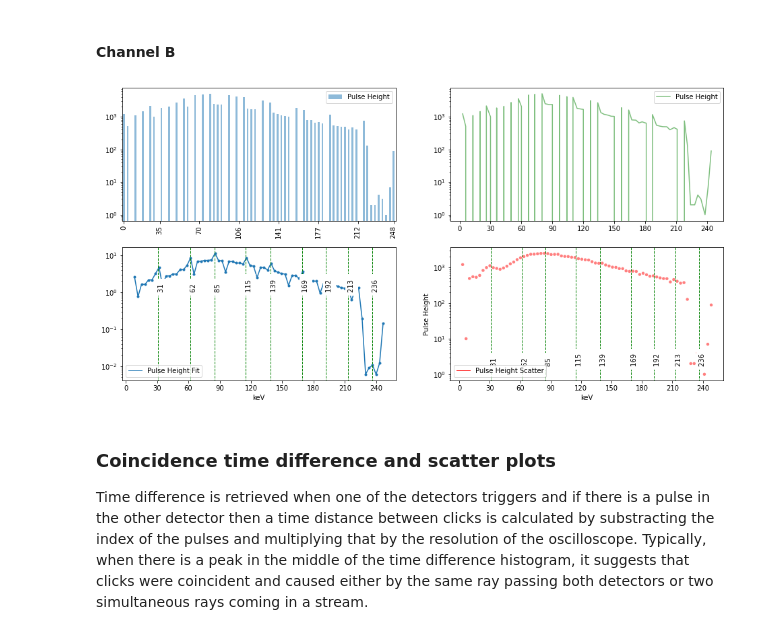
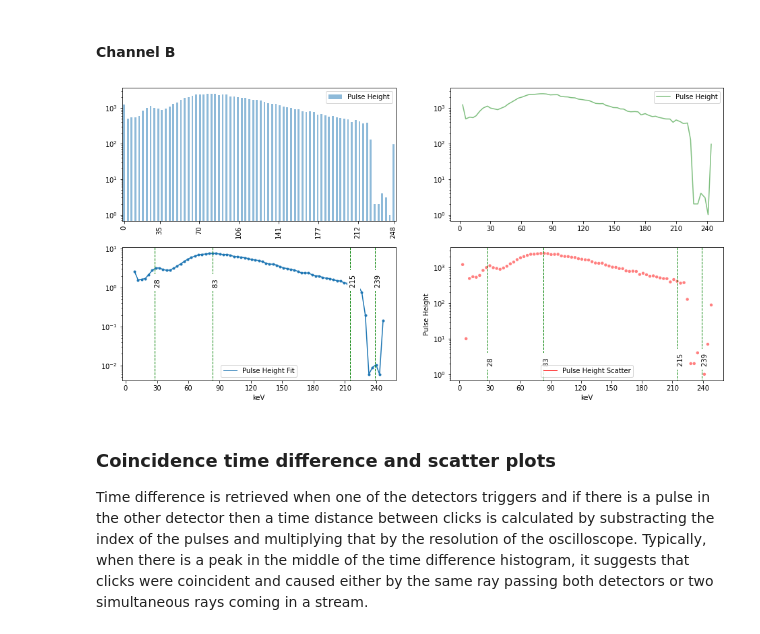
Before and after one commit to markomanninen/tandempiercerexperiment, a Jupyter notebook: report_template/TPE Report - Background next geometry.ipynb, the cells around one changed output. Drawn from its saved outputs; the diff is of its cells as text; code cells hidden in the pictures.

```diff
--- a/report_template/TPE Report - Background next geometry.ipynb
+++ b/report_template/TPE Report - Background next geometry.ipynb
@@ -111,10 +122,10 @@ for peak in st.plot_channel_pulse_height_spectrum("A", bins=74, rolling=2)[:2]:
 # %% [markdown]
 #### Channel B
 # %%
-for peak in st.plot_channel_pulse_height_spectrum("B", coincidences=False, bins=74, rolling=2)[:2]:
+for peak in st.plot_channel_pulse_height_spectrum("B", coincidences=False, bins=73, rolling=2)[:2]:
     st.add_calibration_line_b(round(peak, 1))
 # %% [output]
-[figure, old version]
+[figure, new version]
 # %% [markdown]
 ### Coincidence time difference and scatter plots
 
```
Also changed, not shown: parts of 4 cells of this notebook, 3 other files.
